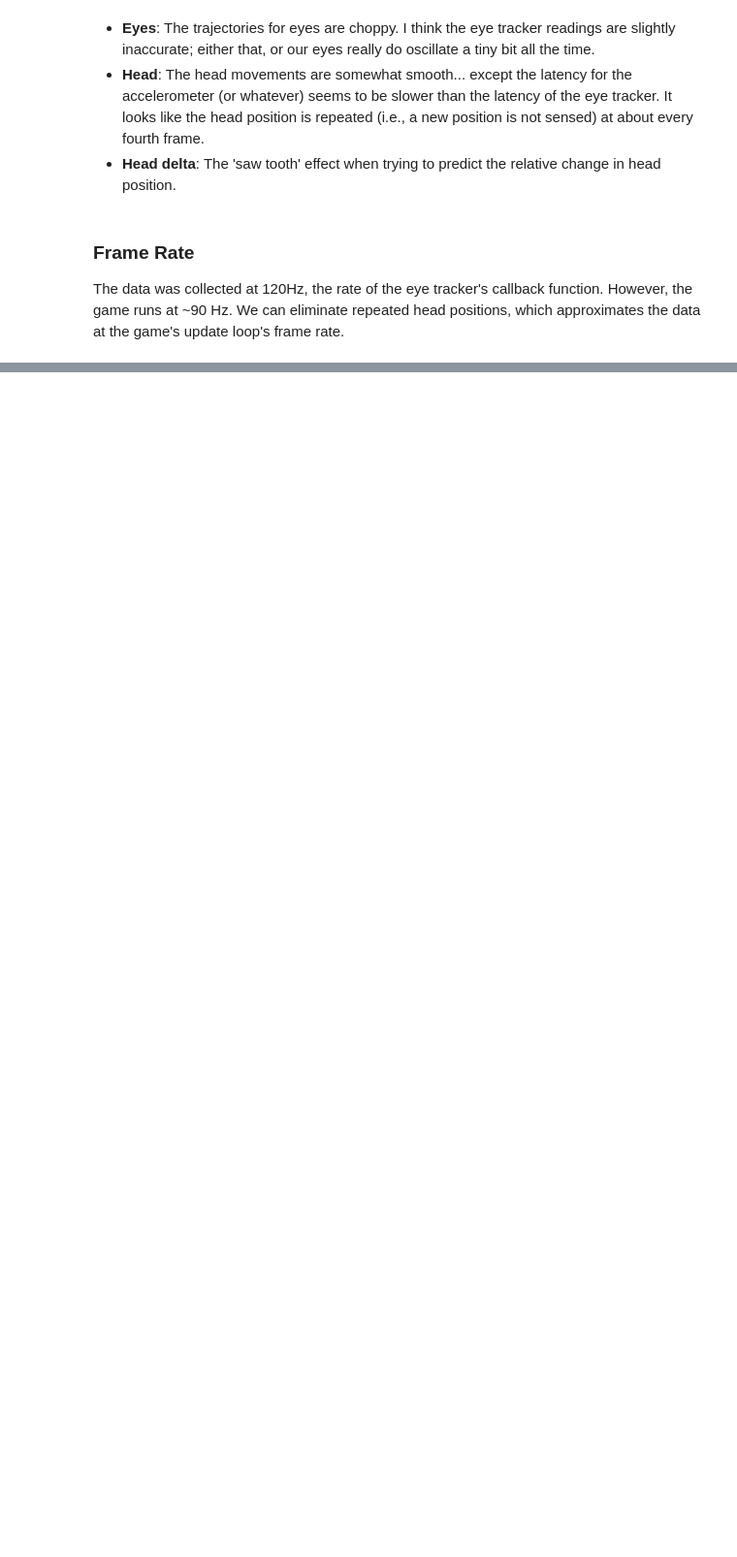
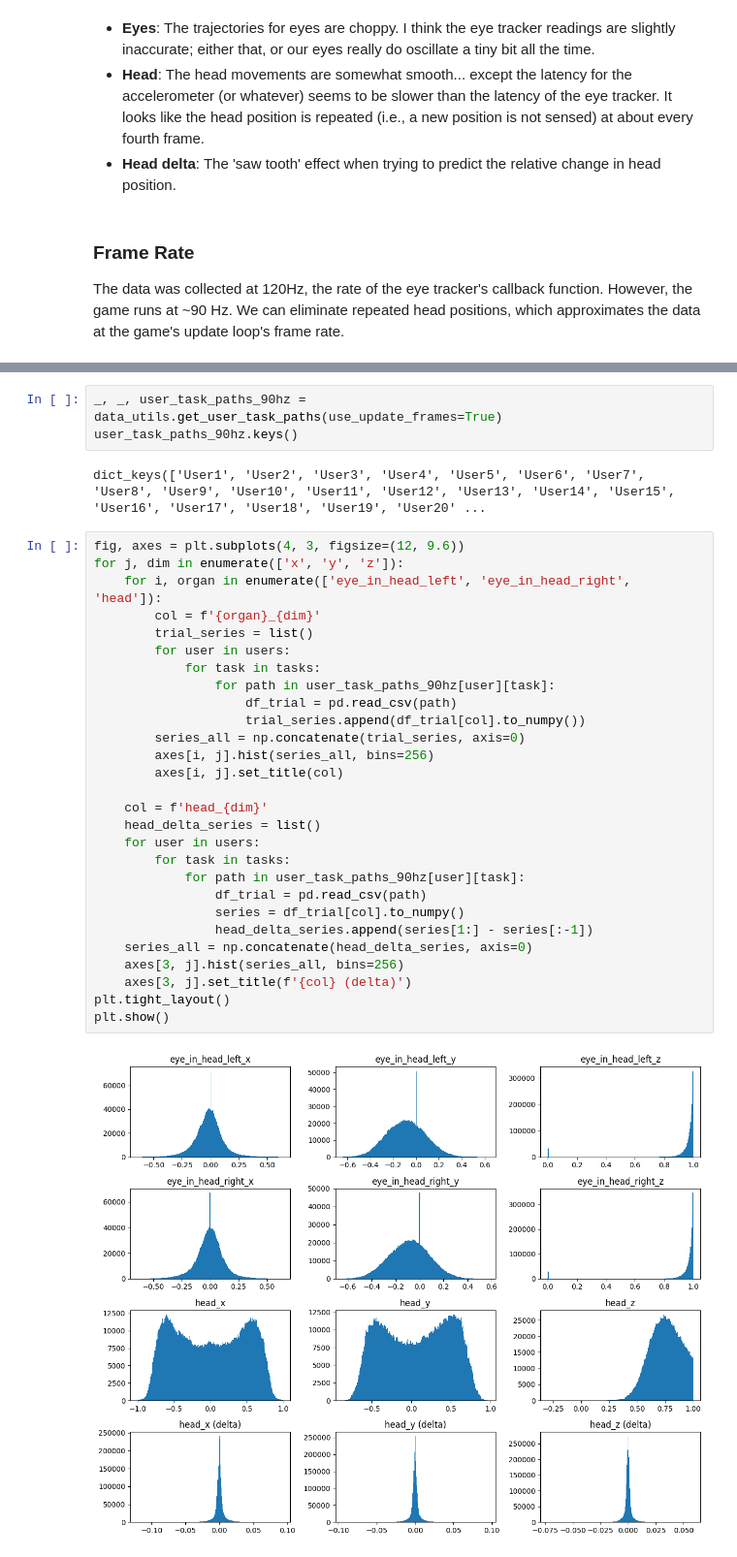
Before and after one commit to aria-lab-code/vr-exoskeleton, a Jupyter notebook: notebooks/explore.ipynb, the cells around one changed output, grey strips where cells are left out. Shown: that part at 97% size. Cells and saved outputs as stored; diff of their text form; blank space fills up the shorter version.

```diff
--- a/notebooks/explore.ipynb
+++ b/notebooks/explore.ipynb
@@ -477,0 +478,35 @@ plt.show()
+# %%
+_, _, user_task_paths_90hz = data_utils.get_user_task_paths(use_update_frames=True)
+user_task_paths_90hz.keys()
+# %% [output]
+dict_keys(['User1', 'User2', 'User3', 'User4', 'User5', 'User6', 'User7', 'User8', 'User9', 'User10', 'User11', 'User12', 'User13', 'User14', 'User15', 'User16', 'User17', 'User18', 'User19', 'User20' ...
+# %%
+fig, axes = plt.subplots(4, 3, figsize=(12, 9.6))
+for j, dim in enumerate(['x', 'y', 'z']):
+    for i, organ in enumerate(['eye_in_head_left', 'eye_in_head_right', 'head']):
+        col = f'{organ}_{dim}'
+        trial_series = list()
+        for user in users:
+            for task in tasks:
+                for path in user_task_paths_90hz[user][task]:
+                    df_trial = pd.read_csv(path)
+                    trial_series.append(df_trial[col].to_numpy())
+        series_all = np.concatenate(trial_series, axis=0)
+        axes[i, j].hist(series_all, bins=256)
+        axes[i, j].set_title(col)
+
+    col = f'head_{dim}'
+    head_delta_series = list()
+    for user in users:
+        for task in tasks:
+            for path in user_task_paths_90hz[user][task]:
+                df_trial = pd.read_csv(path)
+                series = df_trial[col].to_numpy()
+                head_delta_series.append(series[1:] - series[:-1])
+    series_all = np.concatenate(head_delta_series, axis=0)
+    axes[3, j].hist(series_all, bins=256)
+    axes[3, j].set_title(f'{col} (delta)')
+plt.tight_layout()
+plt.show()
+# %% [output]
+[figure, added]
```
Also changed, not shown: parts of 5 cells of this notebook, 7 other files.
